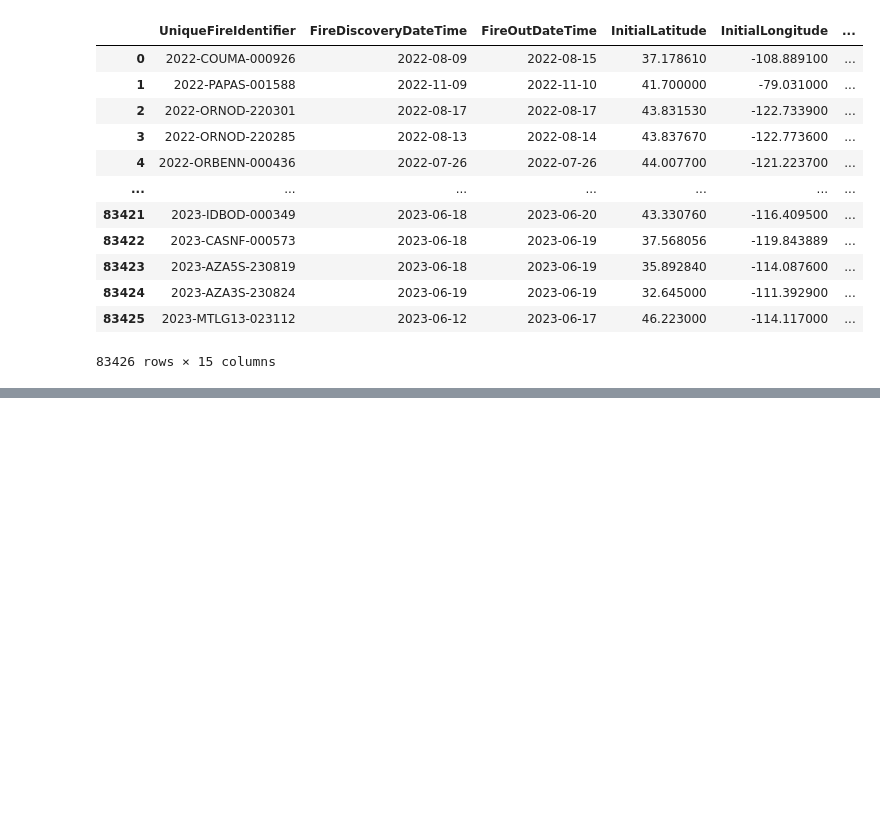
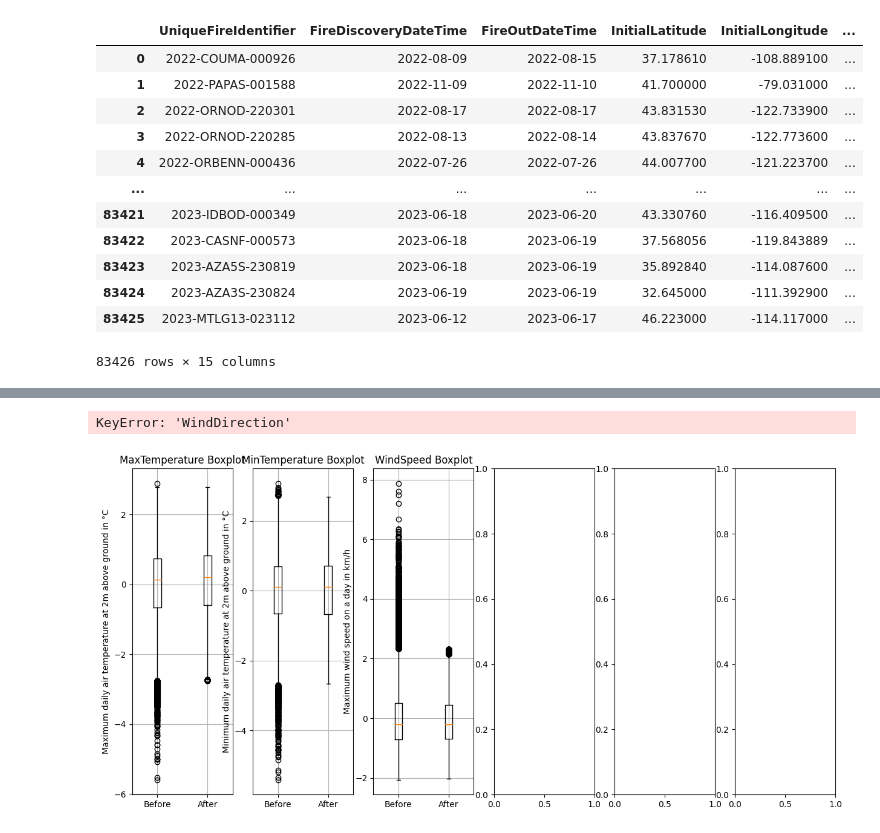
Before and after one commit to jenzalkind/intro-to-data-science-project, a Jupyter notebook: data_acquisition_api.ipynb, the cells around one changed output, grey strips where cells are left out. Saved outputs shown, nothing was run; the diff lists cells and outputs as text; code cells hidden in the pictures; blank space fills up the shorter version.

```diff
--- a/data_acquisition_api.ipynb
+++ b/data_acquisition_api.ipynb
@@ -56,8 +63,10 @@ def remove_outliers(df, outliers):
 # %%
 def weather_outliers(df):
     df_cleaned = df.copy()
+    check_cols = ['MaxTemperature', 'MinTemperature',
+                  'WindSpeed', 'Radiation', 'Precipitation']
 
-    for col in WEATHER_COLS:
+    for col in check_cols:
         outliers = []
         data = df_cleaned[col]
         Q1 = data.quantile(0.25)
@@ -175,2 +381,5 @@ df2
 # %%
-boxplot_outliers(df, df2)
+boxplot_outliers(weather_df, df2)
+# %% [output]
+KeyError: 'WindDirection'
+[figure, added]
```
Also changed, not shown: parts of 8 cells of this notebook.
